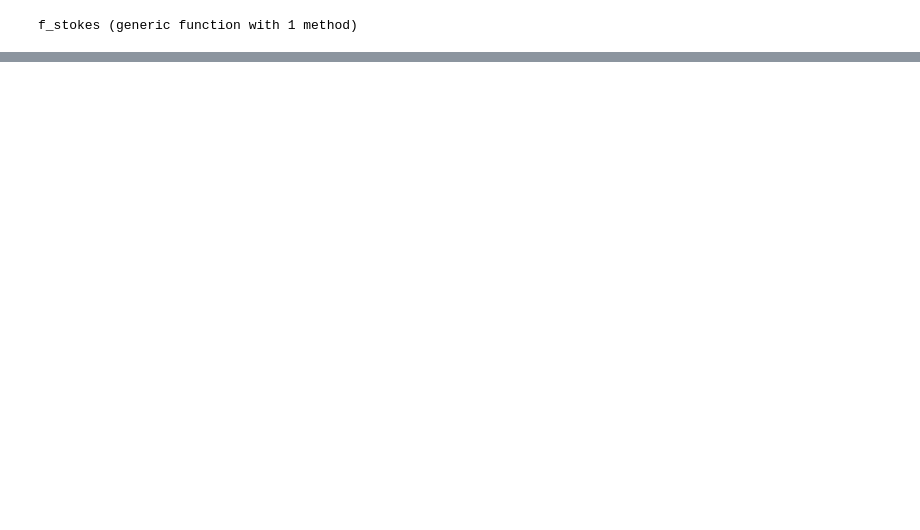
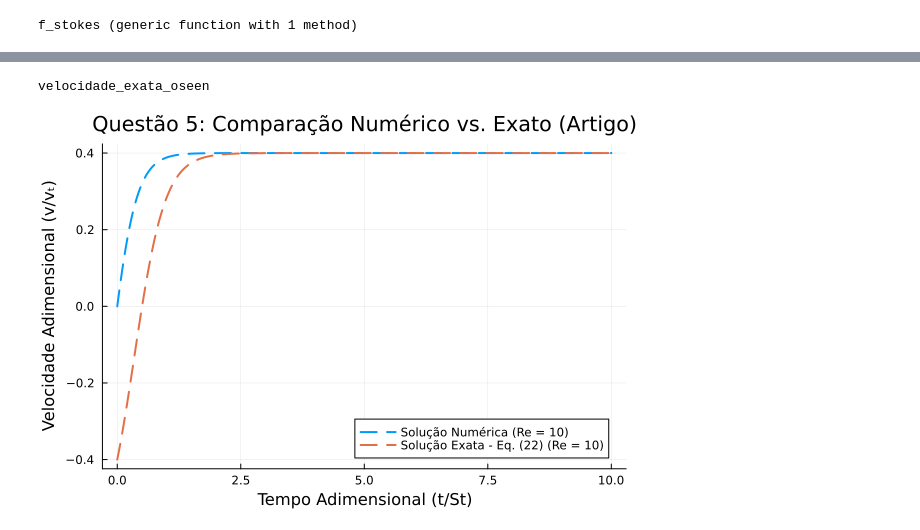
Before and after one commit to opdrin09/MNCM, a Jupyter notebook: Tarefa1.ipynb, the cells around one changed output, grey strips where cells are left out. Drawn from its saved outputs; the diff is of its cells as text; code cells hidden in the pictures; blank space fills up the shorter version.

```diff
--- a/Tarefa1.ipynb
+++ b/Tarefa1.ipynb
@@ -161,0 +182,62 @@ display(grafico_reynolds)
+# %%
+# Adicione esta função em uma nova célula
+
+"""
+Calcula a velocidade exata para o caso com arrasto de Oseen mas sem Basset,
+baseado na Eq. (22) de Sobral et al. (2007).
+"""
+function velocidade_exata_oseen(tempo_vetor, Re, St, χ)
+    # Parâmetros auxiliares definidos no artigo
+    ε = (3/8) * Re
+    A = 1 + χ/2
+
+    # 1. Primeiro, calcule a velocidade terminal (v_t) usando a Eq. (18)
+    # v_t é a solução de -v_t - ε*v_t^2 + 1 = 0
+    if Re == 0
+        v_t = 1.0
+    else
+        v_t = (-8 + sqrt(64 +96*Re)) / (6*Re) # Eq. (18)
+    end
+
+    # 2. Agora, calcule a velocidade v(t) usando a Eq. (22)
+
+
+     v_exata = @. v_t * (1 +( 1 + 2*ε*v_t) / ((1 - ε*v_t) * exp((1 + 2*ε*v_t) * tempo_vetor / A) - ε*v_t))
+
+    return v_exata
+end
+# %% [output]
+velocidade_exata_oseen
+# %%
+#Parâmetros de escolha
+χ = 1000/2000 # Razão entre a massa específica do fluido e da partícula
+Re_para_comparar = 10
+
+# 1. Pega a sua solução numérica (já calculada na célula anterior)
+f_com_re_comp(t, v) = f_quadratica(t, v, Re_para_comparar)
+tempo_numerico_comp, velocidade_numerica_comp = resolver_rk(f_com_re_comp, 0.0, 0.0, T_MAXIMO, 0.001)
+
+# 2. Calcula a solução exata do artigo para o mesmo Re
+tempo_exato = range(0, T_MAXIMO, length=1000)
+velocidade_exata = velocidade_exata_oseen(tempo_exato, Re_para_comparar, St, χ)
+
+# 3. Plota as duas juntas
+grafico_comparativo = plot(tempo_numerico_comp, velocidade_numerica_comp,
+    label="Solução Numérica (Re = $(Re_para_comparar))",
+    linewidth=2,
+    linestyle=:dash,
+    title="Questão 5: Comparação Numérico vs. Exato (Artigo)",
+    xlabel="Tempo Adimensional (t/St)",
+    ylabel="Velocidade Adimensional (v/vₜ)",
+    legend=:bottomright
+)
+
+plot!(grafico_comparativo, tempo_exato, velocidade_exata,
+    label="Solução Exata - Eq. (22) (Re = $(Re_para_comparar))",
+    linewidth=2,
+    linestyle = :dash
+)
+
+display(grafico_comparativo)
+# %% [output]
+[figure, added]
```
Also changed, not shown: parts of 17 cells of this notebook.
